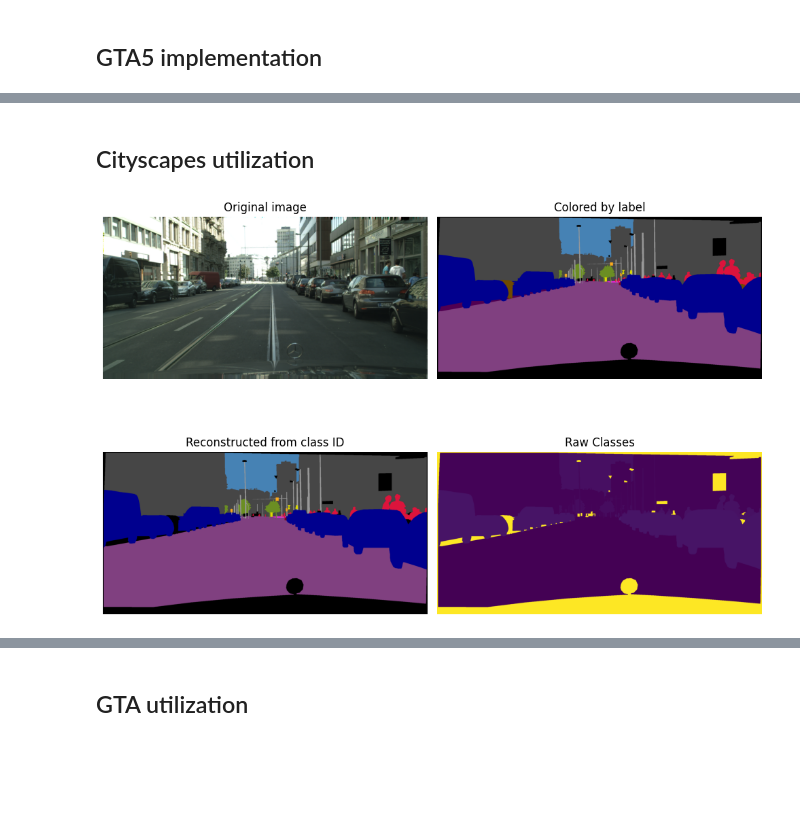
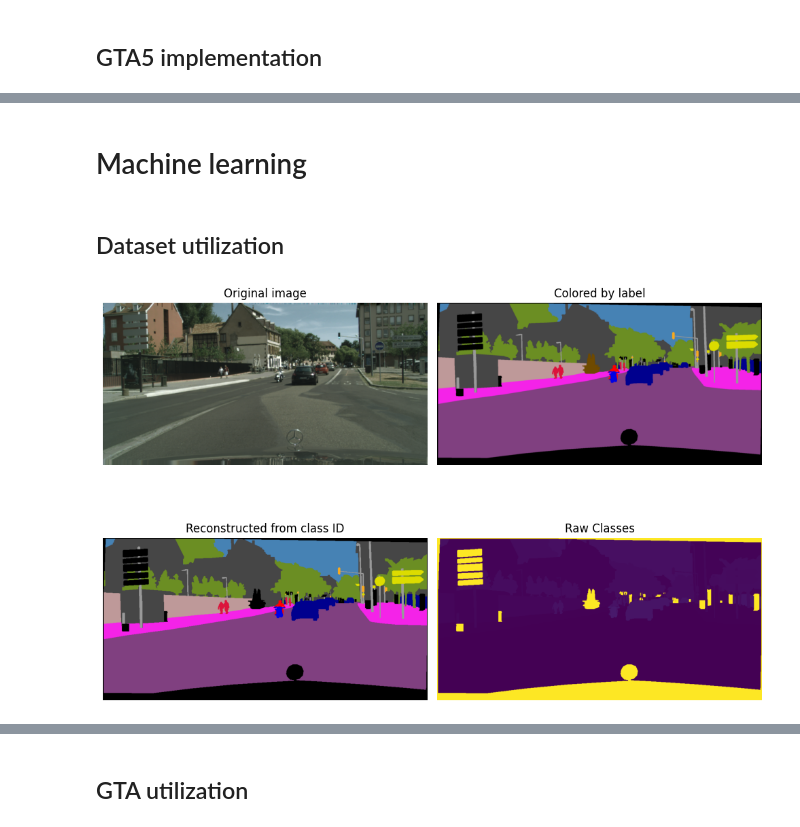
Before and after one commit to OTOTOTO02/MLDL2024_project1, a Jupyter notebook: Semantic_segmentation.ipynb, the cells around one changed output, grey strips where cells are left out. Saved outputs shown, nothing was run; the diff lists cells and outputs as text; code cells hidden in the pictures; blank space fills up the shorter version.

```diff
--- a/Semantic_segmentation.ipynb
+++ b/Semantic_segmentation.ipynb
@@ -64,9 +158,12 @@ def tensorToImageCompatible(tensor):
 from torch.utils.data import Dataset
 
 import os
-from torchvision.transforms import ToTensor
+from torchvision.transforms import ToTensor, ToPILImage
 import cv2
 from PIL import Image
+
+from torchvision.io import decode_image, read_image
+from torchvision.io.image import ImageReadMode
 
 import numpy as np
 import matplotlib.pyplot as plt
@@ -102,9 +199,14 @@ class CityScapes(Dataset):
 
     def __getitem__(self, idx):
         image = Image.open(self.imgs_path[idx]).convert('RGB')
+        # image = decode_image(self.imgs_path[idx]).to(dtype=torch.float32)
 
         target_color = Image.open(self.targets_color_path[idx]).convert('RGB')
-        target_labelIds = cv2.imread(self.targets_labelIds_path[idx], cv2.IMREAD_UNCHANGED)
+
+        target_labelIds = cv2.imread(self.targets_labelIds_path[idx], cv2.IMREAD_UNCHANGED).astype(np.long)
+        # target_labelIds = Image.open(self.targets_labelIds_path[idx])
+        # target_labelIds =  read_image(self.targets_labelIds_path[idx], mode=ImageReadMode.GRAY)
+        # target_labelIds = decode_image(self.targets_labelIds_path[idx]).to(dtype=torch.uint8)
 
         if self.transform is not None:
             image = self.transform(image)
@@ -113,6 +215,7 @@ class CityScapes(Dataset):
             target_labelIds = self.target_transform(target_labelIds)
 
         return image, target_color, target_labelIds
+        # return image, target_labelIds
 
     def __len__(self):
         return len(self.imgs_path)
@@ -264,45 +1014,62 @@ class GTA5(Dataset):
+# %% [markdown]
+# Machine learning
 # %% [markdown]
-## Cityscapes utilization
+## Dataset utilization
 # %%
 from torch.utils.data import DataLoader
 import torchvision.transforms as TF
 
 import matplotlib.pyplot as plt
 
+B = 3
+H = 512
+W = 1024
+dataset = "Cityscapes"
+
 transform = TF.Compose([
     TF.ToTensor(),
+    TF.Resize((H,W)),
     TF.Normalize(mean=[0.485, 0.456, 0.406],
                  std=[0.229, 0.224, 0.225])
 ])
+target_transform = TF.Compose([
+    TF.ToTensor(),
+    TF.Resize((H, W), interpolation=TF.InterpolationMode.NEAREST),
+])
 
-data = CityScapes("/content/Cityscapes/Cityspaces", split="val", transform=transform)
-dataloader = DataLoader(data, batch_size=8, shuffle=True)
+if dataset == "Cityscapes":
+    data = CityScapes("/content/Cityscapes/Cityspaces", split="train", transform=transform, target_transform=target_transform)
+elif dataset == "GTA5":
+    data = GTA5("/content/Gta5_extended", split="train", train_split_percent=0.6, transform=transform, target_transform=target_transform)
+else:
+    raise Exception("Wrong dataset name")
 
+dataloader = DataLoader(data, batch_size=B, shuffle=True)
 i = 0
 img_tensor, color_tensor, label = next(iter(dataloader))
 
 img = tensorToImageCompatible(img_tensor[i])
 color = tensorToImageCompatible(color_tensor[i])
-decoded_from_labelId = decode_segmap(label[i])
+decoded_from_labelId = decode_segmap(label[i, 0])
 
 fig, ax = plt.subplots(2,2, figsize=(10,10), layout="tight")
 
 ax[0,0].set_title("Original image")
 ax[0,0].imshow(img)
 ax[0,0].axis('off')
 
 ax[0,1].set_title("Colored by label")
 ax[0,1].imshow(color)
 ax[0,1].axis('off')
 
 ax[1,0].set_title("Reconstructed from class ID")
 ax[1,0].imshow(decoded_from_labelId)
 ax[1,0].axis('off')
 
 ax[1,1].set_title("Raw Classes")
-ax[1,1].imshow(label[i])
+ax[1,1].imshow(label[i, 0])
 ax[1,1].axis('off')
 
 None
 # %% [output]
-[figure, old version]
+[figure, new version]
```
Also changed, not shown: parts of 28 cells of this notebook.
